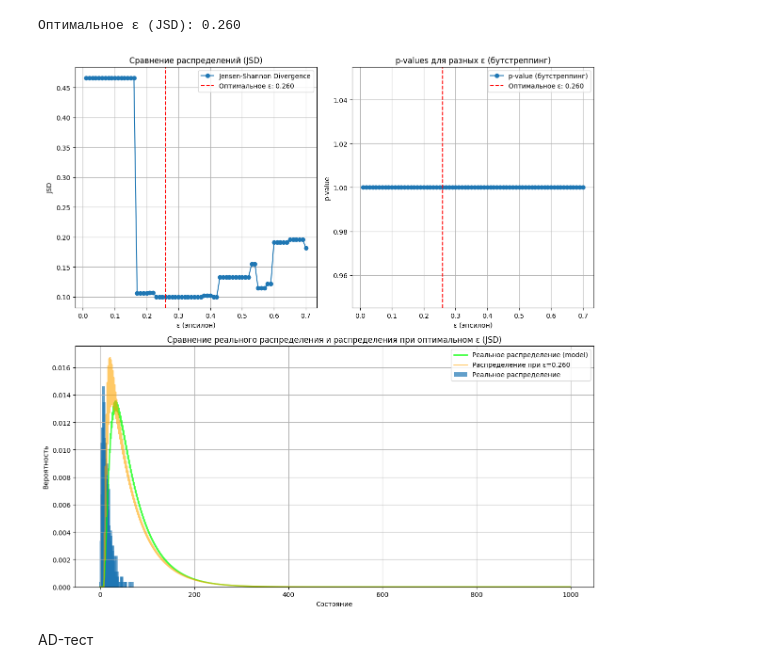
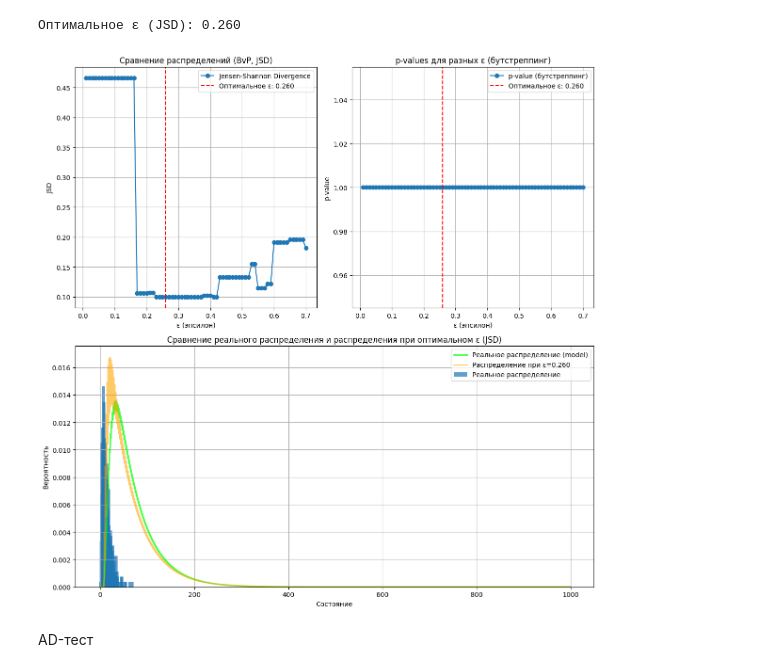
Before and after one commit to spells39/RWAnalyzer, a Jupyter notebook: src/find_opt_epsilon.ipynb, the cells around one changed output. Cells and saved outputs as stored; diff of their text form; code cells hidden in the pictures.

```diff
--- a/src/find_opt_epsilon.ipynb
+++ b/src/find_opt_epsilon.ipynb
@@ -334,36 +334,36 @@ plt.plot(epsilon_vals, js_distances, marker='o', label='Jensen-Shannon Divergenc
 plt.axvline(optimal_epsilon_bvp_js, color='red', linestyle='--', label=f'Оптимальное ε: {optimal_epsilon_bvp_js:.3f}')
 plt.xlabel('ε (эпсилон)')
 plt.ylabel('JSD')
-plt.title('Сравнение распределений (JSD)')
+plt.title('Сравнение распределений (BvP, JSD)')
 plt.legend()
 plt.grid()
 
 plt.subplot(2, 2, 2)
 plt.plot(epsilon_vals, p_values_js, marker='o', label='p-value (бутстреппинг)')
 plt.axvline(optimal_epsilon_bvp_js, color='red', linestyle='--', label=f'Оптимальное ε: {optimal_epsilon_bvp_js:.3f}')
 plt.xlabel('ε (эпсилон)')
 plt.ylabel('p-value')
 plt.title('p-values для разных ε (бутстреппинг)')
 plt.legend()
 plt.grid()
 
 plt.subplot(2, 1, 2)
 bin_size = 5
 grouped_data = [prob_real_border[i:i+bin_size].mean() for i in range(0, len(prob_real_border), bin_size)]
 plt.bar(range(len(grouped_data)), grouped_data, width=6, alpha=0.7, label='Реальное распределение')
 #plt.plot(prob_real_border, label='Реальное распределение', linestyle='-', color='blue', alpha=0.7, linewidth=2)
 plt.plot(prob_real_border_model, label='Реальное распределение (model)', linestyle='-', color='lime', alpha=0.75, linewidth=2)
 plt.plot(optimal_prob_bvp_js, label=f'Распределение при ε={optimal_epsilon_bvp_js:.3f}', linestyle='-', color='orange', alpha=0.6, linewidth=2)
 plt.xlabel('Состояние')
 plt.ylabel('Вероятность')
 plt.title('Сравнение реального распределения и распределения при оптимальном ε (JSD)')
 plt.legend()
 plt.grid()
 
 plt.tight_layout()
 plt.show()
 # %% [output]
-[figure, old version]
+[figure, new version]
 # %% [markdown]
 AD-тест
 # %%
```
Also changed, not shown: parts of 11 cells of this notebook.
